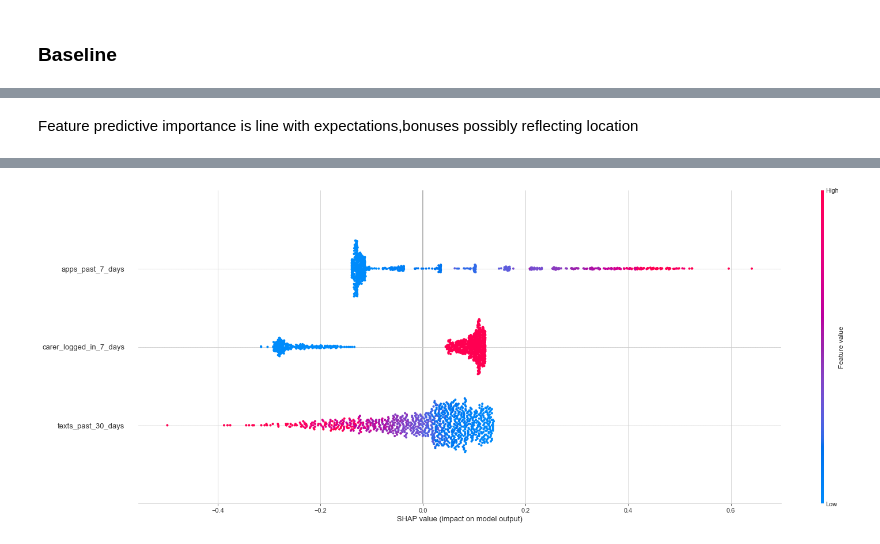
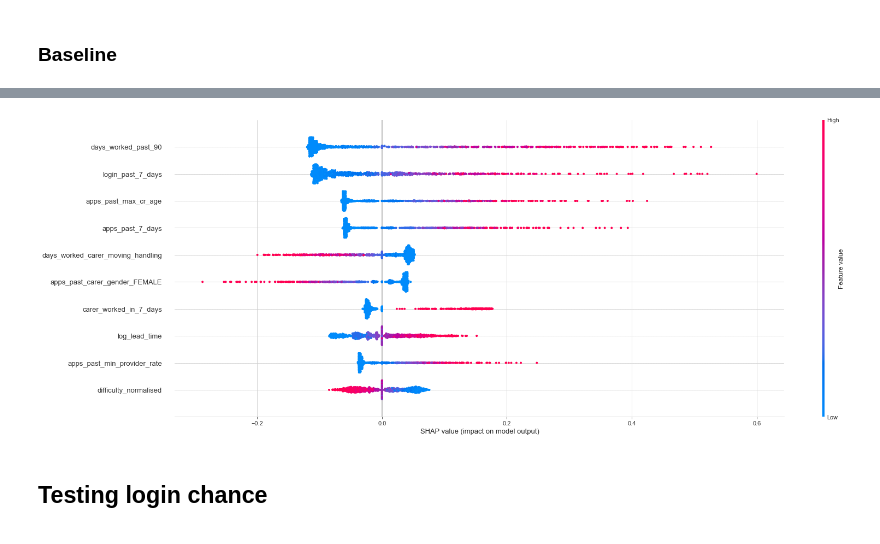
Before and after one commit to bonaventura-elder/carer_targeting, a Jupyter notebook: src/training.ipynb, the cells around one changed output, grey strips where cells are left out. Cells and saved outputs as stored; diff of their text form; code cells hidden in the pictures.

```diff
--- a/src/training.ipynb
+++ b/src/training.ipynb
@@ -218,0 +299,12 @@ df['broken_ear_ARAB_ALL'] = df['ethnicityExclusion_ARAB_ALL'] * df['ethnicityExc
+# %%
+## interactions of "every" feature with the top three
+
+adj_predictors = predictors
+[adj_predictors.remove(x) for x in ['placement_ad_id','apps_past_7_days',
+                                    'days_worked_past_90','distance_km','sms_type'] if x in adj_predictors]
+
+for p in adj_predictors:
+    # print(p)
+    df[f'days_worked_{p}'] = df['days_worked_past_90'] * df[p]
+    df[f'apps_past_{p}'] = df['apps_past_7_days'] * df[p]
+    df[f'distance_{p}'] = df['distance_km'] * df[p]
@@ -242,7 +328,6 @@ df.columns.tolist()
 predictors = df.columns.tolist()
 
 [predictors.remove(x) for x in [target,
-'placement_ad_id',
 'match_request_id',
 'carer_id',
 'sent_at',
@@ -254,5 +339,9 @@ predictors = df.columns.tolist()
 'date',
 'date_x',
 'date_y',
-'date_sent_at'] if x in predictors]
+'date_sent_at',
+'carer_logged_in_7_days',
+'texts_past_30_days',
+'carer_worked_in_30_days',
+'predicted_value'] if x in predictors]
 # %% [output]
@@ -272,0 +402,8 @@ X_train, X_eval, y_train, y_eval = split_train_test(df,predictors,target, test_s
+# %%
+X_train, X_eval, y_train, y_eval = split_train_test(df,predictors,target,test_size=0.25)
+
+print(f'There are {X_train.placement_ad_id.nunique()} placements in the training set with {y_train.sum().values[0]} applications')
+print(f'There are {X_eval.placement_ad_id.nunique()} placements in the eval set with {y_eval.sum().values[0]} applications')
+
+X_train.drop('placement_ad_id', axis = 1, inplace= True)
+X_eval.drop('placement_ad_id', axis = 1, inplace= True)
@@ -366,20 +659,22 @@ plot_confusion_matrix(model,X_eval[f_predictors],y_eval, cmap = 'OrRd')
-# %% [markdown]
-Feature predictive importance is line with expectations,bonuses possibly reflecting location
 # %%
+import warnings
+warnings.filterwarnings('ignore')
+
+
 scaler = StandardScaler()
-scaler.fit(X_train[f_predictors])
+scaler.fit(X_train[ff_predictors])
 
-masker = shap.maskers.Impute(data=scaler.transform(X_eval[f_predictors][:100]), )
+masker = shap.maskers.Impute(data=scaler.transform(X_train[ff_predictors]), )
 
 model = LogisticRegression()
-model.fit(X_eval[f_predictors],np.ravel(y_eval))
+model.fit(X_eval[ff_predictors],np.ravel(y_eval))
 
 def model_predict_proba(x):
-    return model.predict_proba(x)[:,1]
+    return model.predict_proba(x)[:,1] #only returning probability of class 1
 
-explainer = shap.KernelExplainer(model_predict_proba, X_eval[f_predictors][:500], masker=masker)
-shap_values = explainer.shap_values(X_eval[f_predictors][:1000])
+explainer = shap.KernelExplainer(model_predict_proba, X_train[ff_predictors][:250], masker=masker)
+shap_values = explainer.shap_values(X_eval[ff_predictors][:1000])
 fig, ax = plt.subplots(1, 1, figsize=(25, 10))
 plt.subplot(1, 1, 1)
-shap.summary_plot(shap_values, X_eval[f_predictors][:1000], max_display=10, show=False, plot_size=None )
+shap.summary_plot(shap_values, X_eval[ff_predictors][:1000], max_display=10, show=False, plot_size=None )
 # %% [output]
@@ -387,3 +681,5 @@ WARNING:shap:Using 500 background data samples could cause slower run times. Con
-[figure, old version]
+[figure, new version]
 # %%
 plot_shap_metrics(model,df,f_predictors,target)
+# %% [markdown]
+## Testing login chance
```
Also changed, not shown: parts of 42 cells of this notebook, 4 other files.
